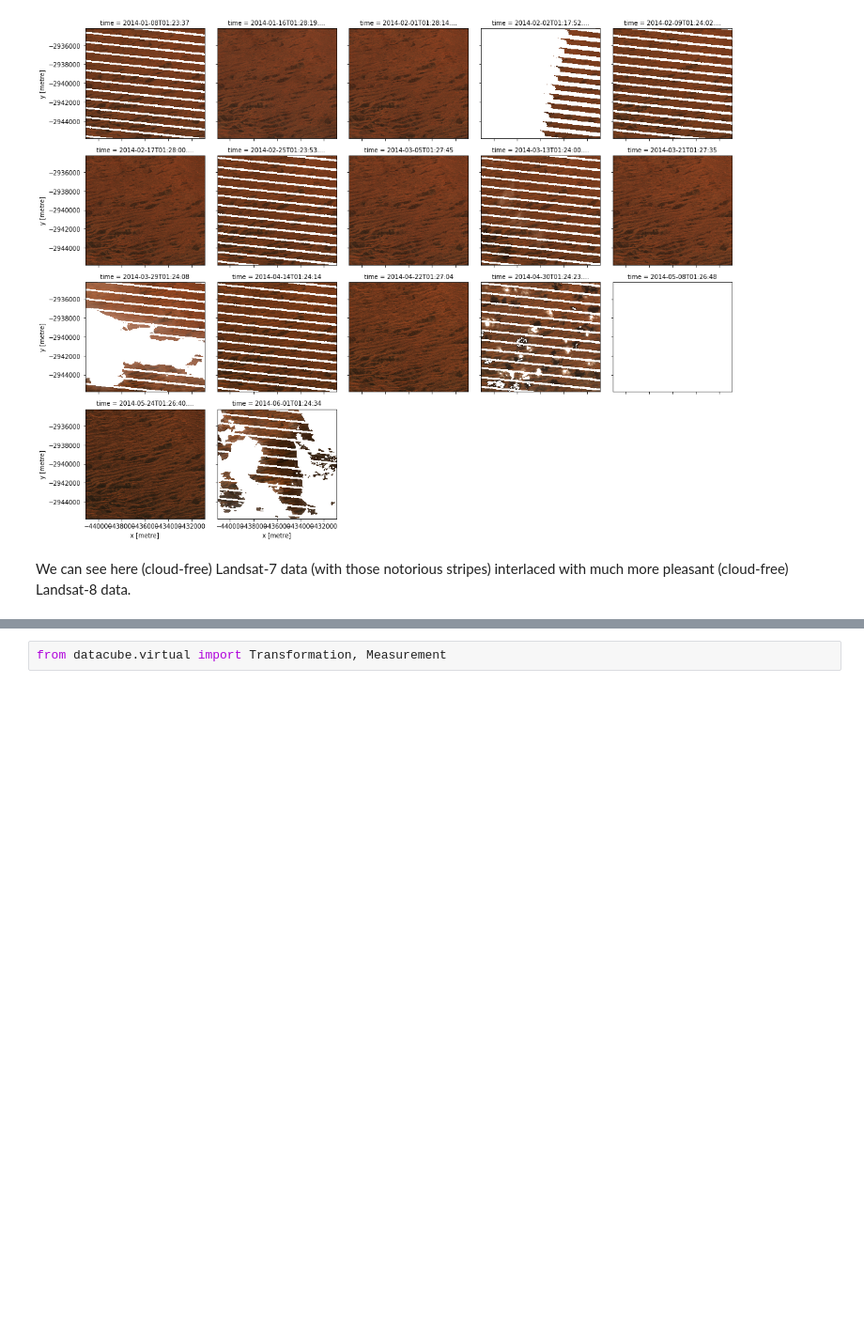
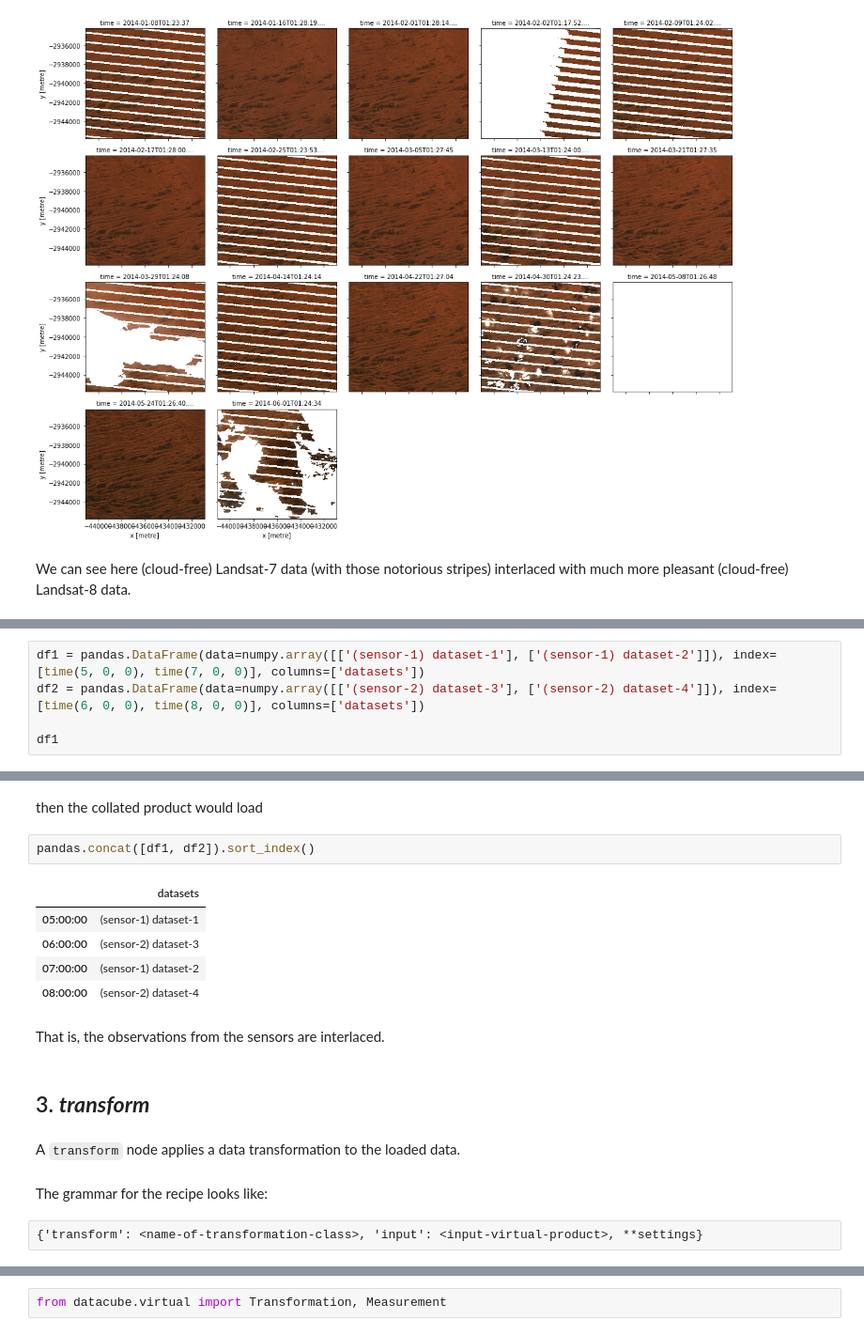
Before and after one commit to uchchwhash/virtual-product-showcase, a Jupyter notebook: VP_showcase.ipynb, the cells around one changed output, grey strips where cells are left out. Shown at 94% size. Cells and saved outputs as stored; diff of their text form; blank space fills up the shorter version.

```diff
--- a/VP_showcase.ipynb
+++ b/VP_showcase.ipynb
@@ -99,0 +240,5 @@ We can see here (cloud-free) Landsat-7 data (with those notorious stripes) inter
+# %%
+df1 = pandas.DataFrame(data=numpy.array([['(sensor-1) dataset-1'], ['(sensor-1) dataset-2']]), index=[time(5, 0, 0), time(7, 0, 0)], columns=['datasets'])
+df2 = pandas.DataFrame(data=numpy.array([['(sensor-2) dataset-3'], ['(sensor-2) dataset-4']]), index=[time(6, 0, 0), time(8, 0, 0)], columns=['datasets'])
+
+df1
@@ -99,0 +257,20 @@ We can see here (cloud-free) Landsat-7 data (with those notorious stripes) inter
+# %% [markdown]
+then the collated product would load
+# %%
+pandas.concat([df1, df2]).sort_index()
+# %% [output]
+|  | datasets |
+| 05:00:00 | (sensor-1) dataset-1 |
+| 06:00:00 | (sensor-2) dataset-3 |
+| 07:00:00 | (sensor-1) dataset-2 |
+| 08:00:00 | (sensor-2) dataset-4 |
+# %% [markdown]
+That is, the observations from the sensors are interlaced.
+# %% [markdown]
+## 3. **_transform_**
+# %% [markdown]
+A `transform` node applies a data transformation to the loaded data.
+# %% [markdown]
+The grammar for the recipe looks like:
+# %% [raw]
+{'transform': <name-of-transformation-class>, 'input': <input-virtual-product>, **settings}
```
Also changed, not shown: parts of 66 cells of this notebook.
